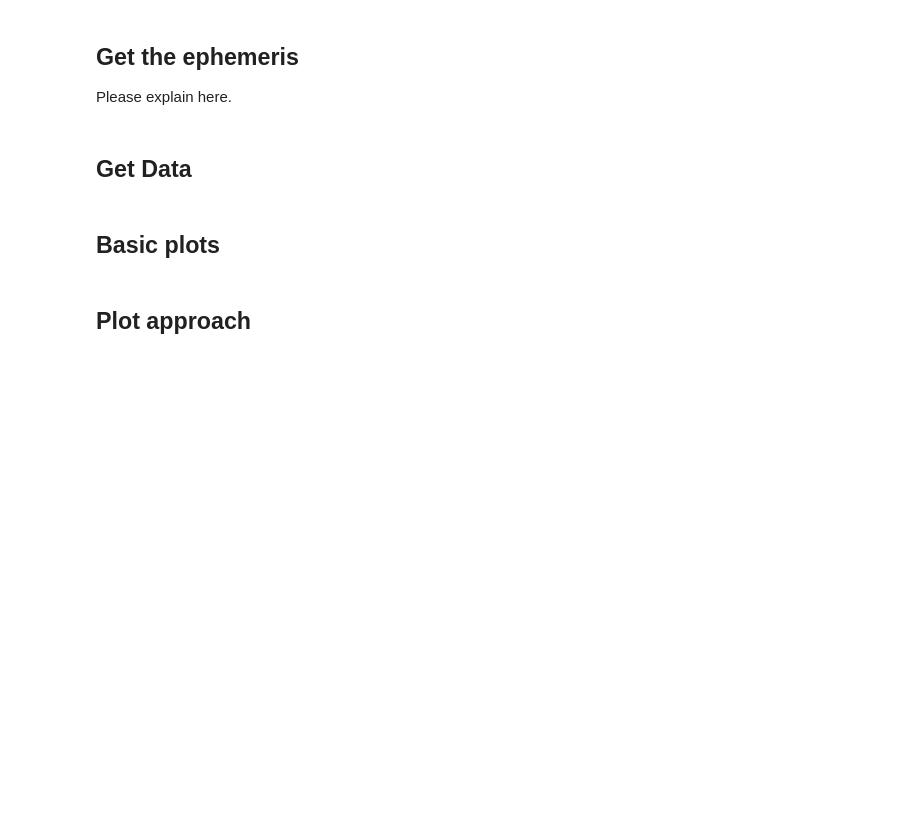
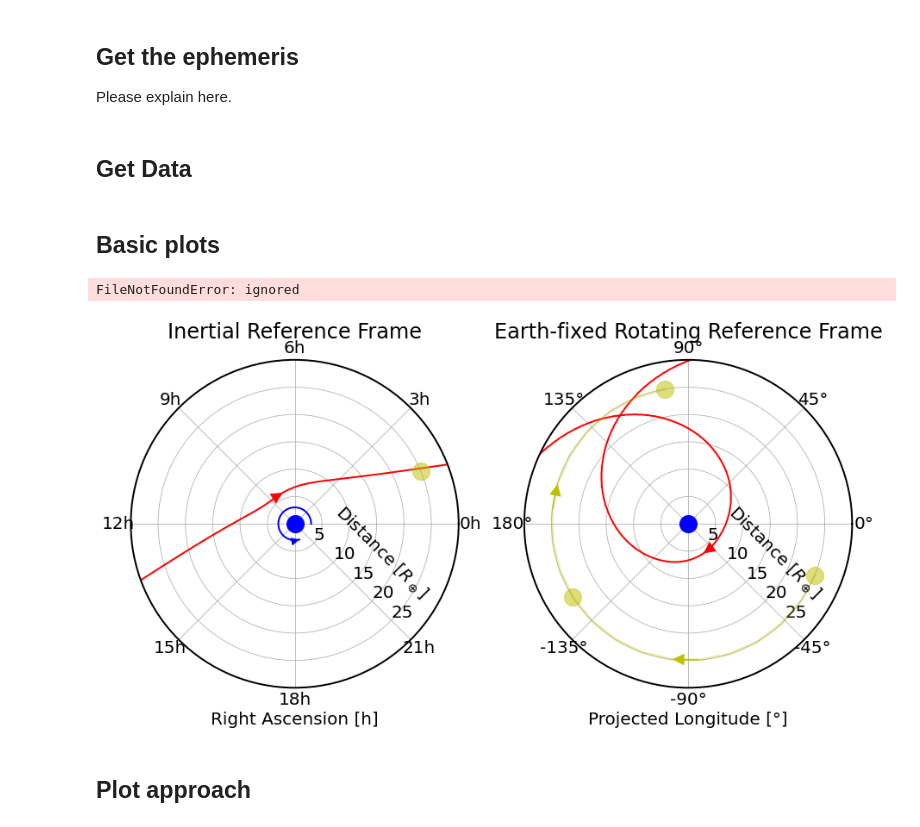
Before and after one commit to seap-udea/Apophis2029, a Jupyter notebook: ApproachingPlots.ipynb, the cells around one changed output. Cells and saved outputs as stored; diff of their text form; code cells hidden in the pictures; blank space fills up the shorter version.

```diff
--- a/ApproachingPlots.ipynb
+++ b/ApproachingPlots.ipynb
@@ -108,6 +153,58 @@ radio = pd.read_excel(f"{DATADIR}/AllRadiotelescopes.xlsx").dropna(how='all')
 MIN = ephemeris['delta (Rt)'].argmin()
 # %% [markdown]
 ## Basic plots
+# %%
+def get_lon(TIME,RA):
+  """
+  Gets the longitude that will be under the asteroid at every moment
+  """
+  T = Time(TIME,format='jd')
+  G = T.sidereal_time('apparent', 'greenwich').to(u.deg)
+  return RA - G.value
+
+sun = get_lon(ephemeris['datetime_jd'][::10],1.5*15)
+for i in range(len(sun)):
+   if sun[i] < -180: sun[i] += 360
+
+sun = np.deg2rad(sun)
+# %%
+fig, (ax1,ax2) = plt.subplots(1,2,subplot_kw={'projection': 'polar'},figsize=(15,8))
+
+def polar(ax,key,ylabel,title):
+    line = ax.plot(np.deg2rad(ephemeris[key]),ephemeris['delta (Rt)'],'r-',lw=2)[0]
+    ax.set_xlabel(ylabel)
+    ax.set_yticks([5,10,15,20,25])
+    ax.text(-1.4*np.pi/4,15,"Distance [$R_\oplus$]",rotation=-45)
+    ax.set_ylim([0,30])
+    ax.set_rlabel_position(315)
+    if key == 'RA':
+        ax.set_xticklabels([f"{s}h" for s in range(0,25,3)])
+        arrow = rotation(ax,100,3,5)[0]
+        add_arrow(arrow,size=20,position=4.95)
+        ax.plot(np.deg2rad(1.5*15),25,'yo',ms=20, alpha=0.5)
+    else:
+        angle = lambda x: x if x<= 180 else x - 360
+        ax.set_xticklabels([f"{angle(s)}°" for s in range(0,360,45)])
+        N = len(sun)
+        for n in [0,N//2,N-1]:
+            ax.plot(sun[n],25,'yo',ms=20, alpha=0.5)
+        sun_path = ax.plot(sun,sun*0+25,'y-', alpha=0.3, lw=3)[0]
+        add_arrow(sun_path,size=30, position=np.pi)
+        add_arrow(sun_path,size=30, position=-np.pi/2)
+
+
+    ax.set_title(title)
+    ax.plot(0,0,'bo',ms=20)
+    add_arrow(line,size=30)
+
+polar(ax1,'RA','Right Ascension [h]','Inertial Reference Frame')
+polar(ax2,'Longitude',"Projected Longitude [°]",'Earth-fixed Rotating Reference Frame')
+
+name = f"{FIGDIR}/distance"
+plt.savefig(name+".pdf",bbox_inches='tight')
+# %% [output]
+FileNotFoundError: ignored
+[figure, added]
 # %% [markdown]
 ## Plot approach
 # %%
```
Also changed, not shown: parts of 3 cells of this notebook, 1 other file.
